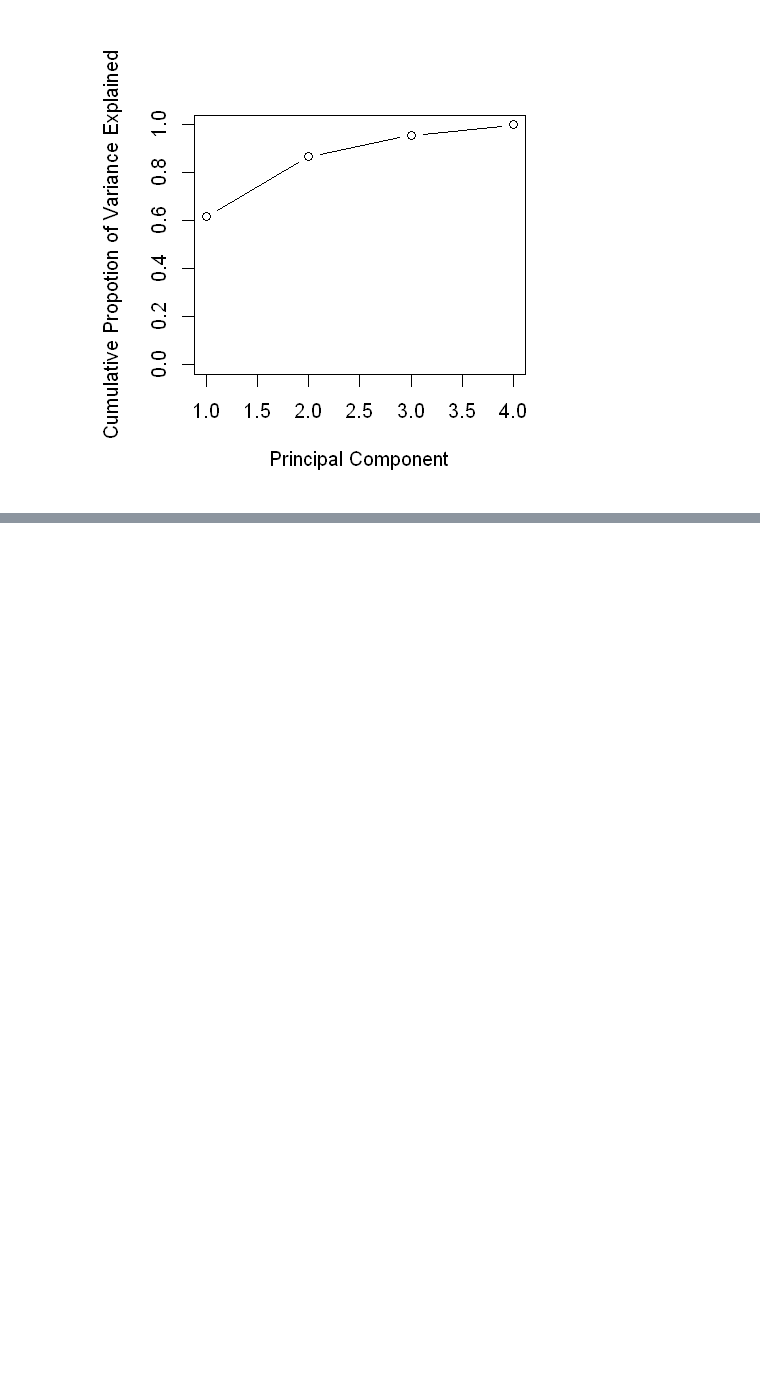
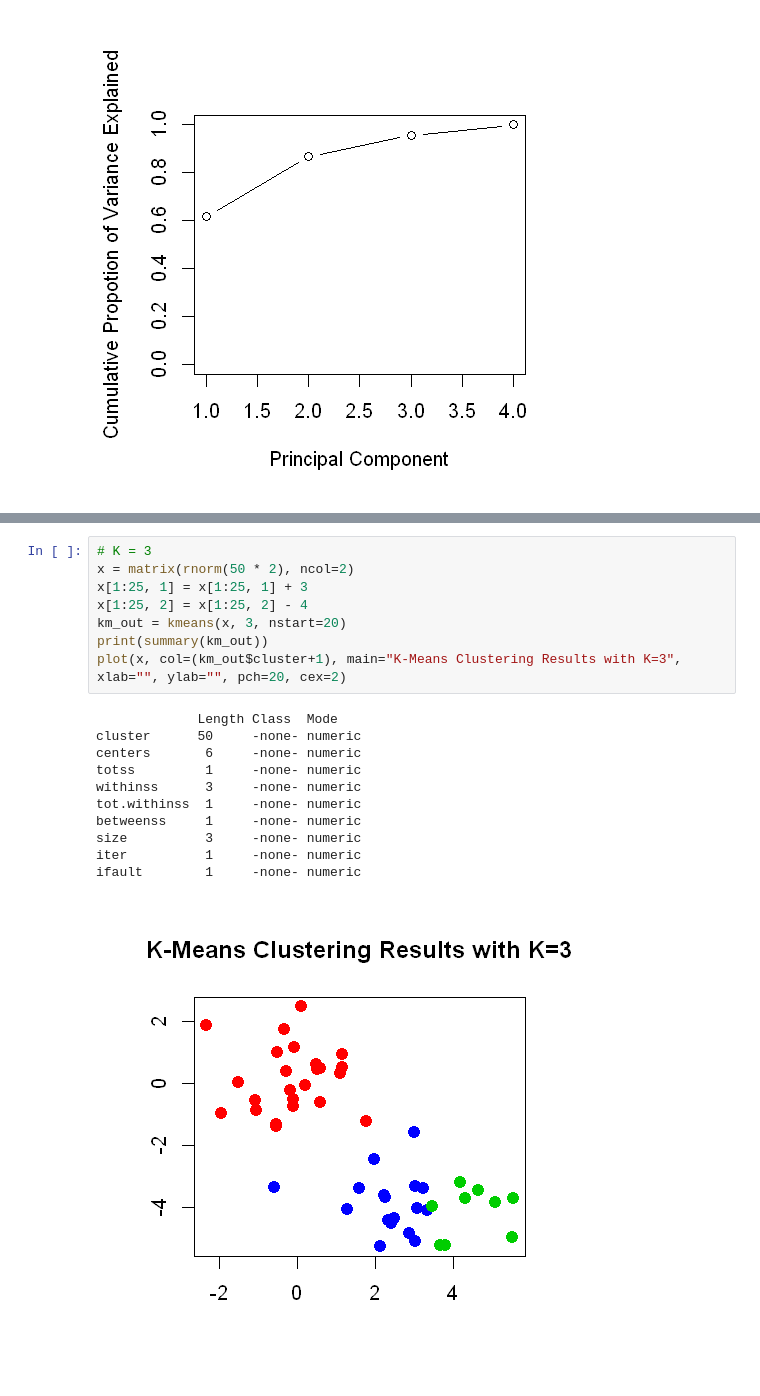
Before and after one commit to yellowmeteor/met_python.github.io, a Jupyter notebook: ISLR/10_Unsupervized_Learning.ipynb, the cells around one changed output, grey strips where cells are left out. Saved outputs shown, nothing was run; the diff lists cells and outputs as text; blank space fills up the shorter version.

```diff
--- a/ISLR/10_Unsupervized_Learning.ipynb
+++ b/ISLR/10_Unsupervized_Learning.ipynb
@@ -130,0 +172,20 @@ plot(cumsum(pve), xlab="Principal Component", ylab="Cumulative Propotion of Vari
+# %%
+# K = 3
+x = matrix(rnorm(50 * 2), ncol=2)
+x[1:25, 1] = x[1:25, 1] + 3
+x[1:25, 2] = x[1:25, 2] - 4
+km_out = kmeans(x, 3, nstart=20)
+print(summary(km_out))
+plot(x, col=(km_out$cluster+1), main="K-Means Clustering Results with K=3", xlab="", ylab="", pch=20, cex=2)
+# %% [output]
+             Length Class  Mode
+cluster      50     -none- numeric
+centers       6     -none- numeric
+totss         1     -none- numeric
+withinss      3     -none- numeric
+tot.withinss  1     -none- numeric
+betweenss     1     -none- numeric
+size          3     -none- numeric
+iter          1     -none- numeric
+ifault        1     -none- numeric
+[figure, added]
```
Also changed, not shown: parts of 19 cells of this notebook, 1 other file.
